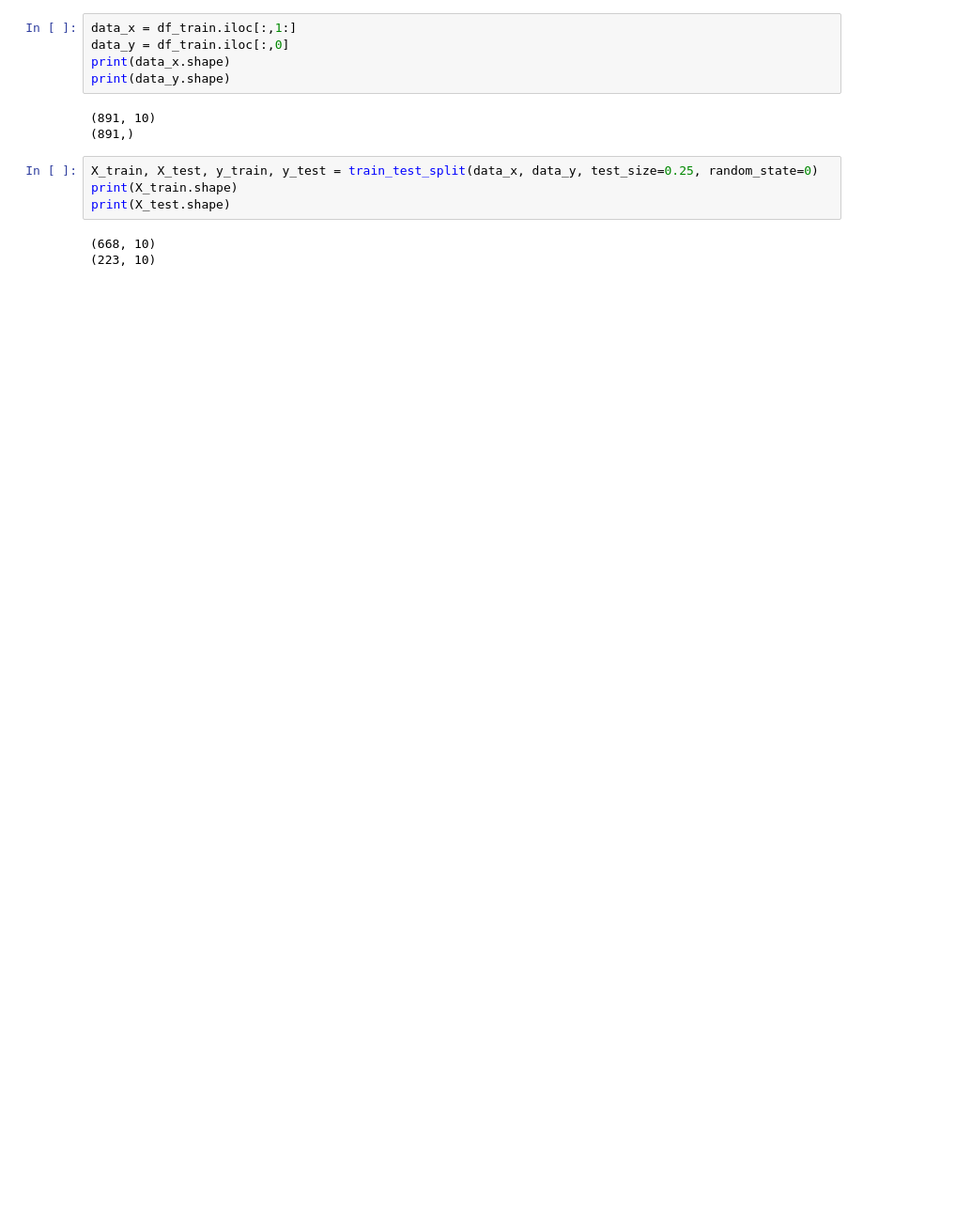
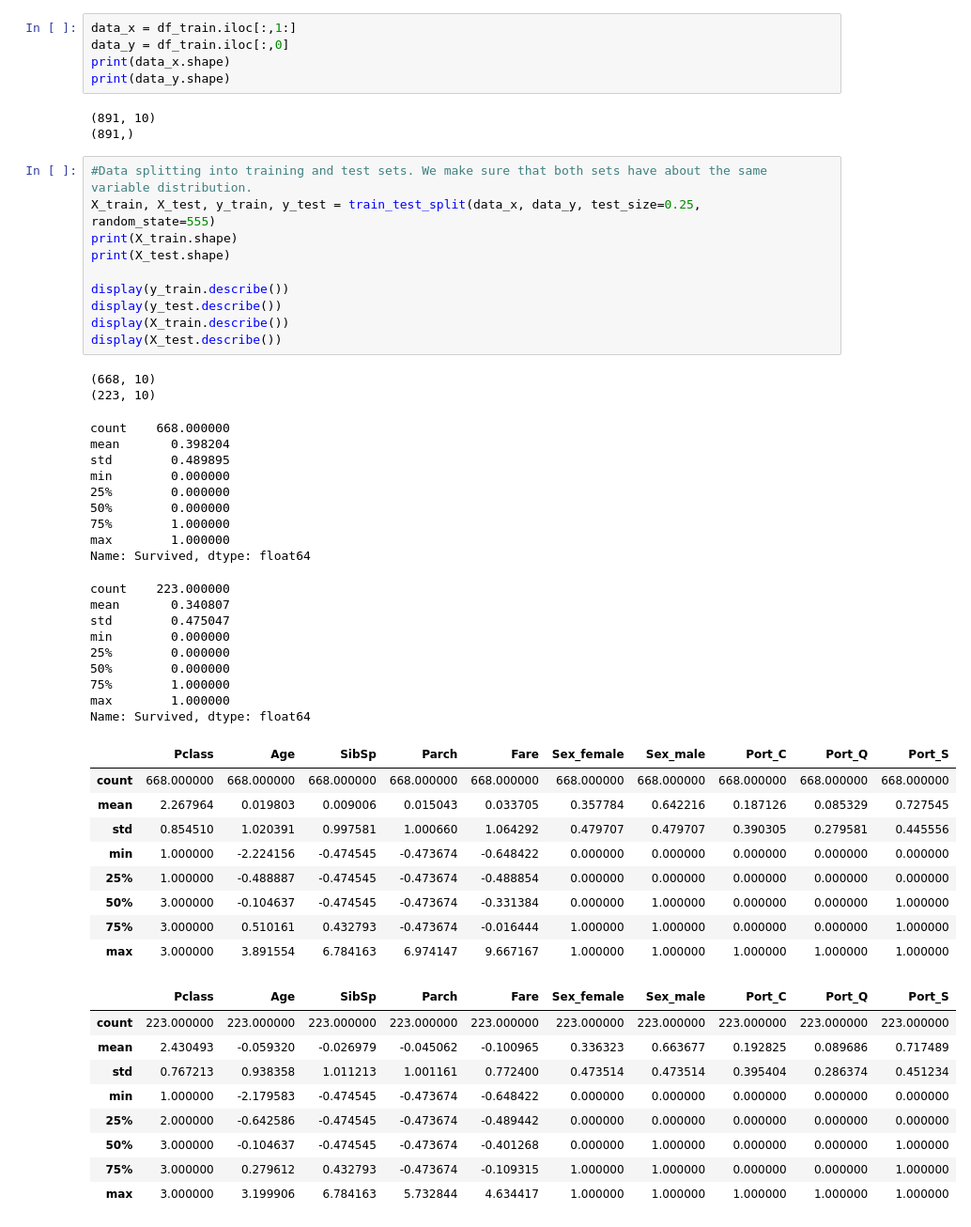
Before and after one commit to PierreMkt/Etude-de-cas-Excelya_Kaggle, a Jupyter notebook: Titanic Survival Classification.ipynb, the cells around one changed output. Shown at 94% size. Saved outputs shown, nothing was run; the diff lists cells and outputs as text; blank space fills up the shorter version.

```diff
--- a/Titanic Survival Classification.ipynb
+++ b/Titanic Survival Classification.ipynb
@@ -260,9 +262,51 @@ print(data_y.shape)
 (891, 10)
 (891,)
 # %%
-X_train, X_test, y_train, y_test = train_test_split(data_x, data_y, test_size=0.25, random_state=0)
+#Data splitting into training and test sets. We make sure that both sets have about the same variable distribution.
+X_train, X_test, y_train, y_test = train_test_split(data_x, data_y, test_size=0.25, random_state=555)
 print(X_train.shape)
 print(X_test.shape)
+
+display(y_train.describe())
+display(y_test.describe())
+display(X_train.describe())
+display(X_test.describe())
 # %% [output]
 (668, 10)
 (223, 10)
+count    668.000000
+mean       0.398204
+std        0.489895
+min        0.000000
+25%        0.000000
+50%        0.000000
+75%        1.000000
+max        1.000000
+Name: Survived, dtype: float64
+count    223.000000
+mean       0.340807
+std        0.475047
+min        0.000000
+25%        0.000000
+50%        0.000000
+75%        1.000000
+max        1.000000
+Name: Survived, dtype: float64
+|  | Pclass | Age | SibSp | Parch | Fare | Sex_female | Sex_male | Port_C | Port_Q | Port_S |
+| count | 668.000000 | 668.000000 | 668.000000 | 668.000000 | 668.000000 | 668.000000 | 668.000000 | 668.000000 | 668.000000 | 668.000000 |
+| mean | 2.267964 | 0.019803 | 0.009006 | 0.015043 | 0.033705 | 0.357784 | 0.642216 | 0.187126 | 0.085329 | 0.727545 |
+| std | 0.854510 | 1.020391 | 0.997581 | 1.000660 | 1.064292 | 0.479707 | 0.479707 | 0.390305 | 0.279581 | 0.445556 |
+| min | 1.000000 | -2.224156 | -0.474545 | -0.473674 | -0.648422 | 0.000000 | 0.000000 | 0.000000 | 0.000000 | 0.000000 |
+| 25% | 1.000000 | -0.488887 | -0.474545 | -0.473674 | -0.488854 | 0.000000 | 0.000000 | 0.000000 | 0.000000 | 0.000000 |
+| 50% | 3.000000 | -0.104637 | -0.474545 | -0.473674 | -0.331384 | 0.000000 | 1.000000 | 0.000000 | 0.000000 | 1.000000 |
+| 75% | 3.000000 | 0.510161 | 0.432793 | -0.473674 | -0.016444 | 1.000000 | 1.000000 | 0.000000 | 0.000000 | 1.000000 |
+| max | 3.000000 | 3.891554 | 6.784163 | 6.974147 | 9.667167 | 1.000000 | 1.000000 | 1.000000 | 1.000000 | 1.000000 |
+|  | Pclass | Age | SibSp | Parch | Fare | Sex_female | Sex_male | Port_C | Port_Q | Port_S |
+| count | 223.000000 | 223.000000 | 223.000000 | 223.000000 | 223.000000 | 223.000000 | 223.000000 | 223.000000 | 223.000000 | 223.000000 |
+| mean | 2.430493 | -0.059320 | -0.026979 | -0.045062 | -0.100965 | 0.336323 | 0.663677 | 0.192825 | 0.089686 | 0.717489 |
+| std | 0.767213 | 0.938358 | 1.011213 | 1.001161 | 0.772400 | 0.473514 | 0.473514 | 0.395404 | 0.286374 | 0.451234 |
+| min | 1.000000 | -2.179583 | -0.474545 | -0.473674 | -0.648422 | 0.000000 | 0.000000 | 0.000000 | 0.000000 | 0.000000 |
+| 25% | 2.000000 | -0.642586 | -0.474545 | -0.473674 | -0.489442 | 0.000000 | 0.000000 | 0.000000 | 0.000000 | 0.000000 |
+| 50% | 3.000000 | -0.104637 | -0.474545 | -0.473674 | -0.401268 | 0.000000 | 1.000000 | 0.000000 | 0.000000 | 1.000000 |
+| 75% | 3.000000 | 0.279612 | 0.432793 | -0.473674 | -0.109315 | 1.000000 | 1.000000 | 0.000000 | 0.000000 | 1.000000 |
+| max | 3.000000 | 3.199906 | 6.784163 | 5.732844 | 4.634417 | 1.000000 | 1.000000 | 1.000000 | 1.000000 | 1.000000 |
```
Also changed, not shown: parts of 8 cells of this notebook.
